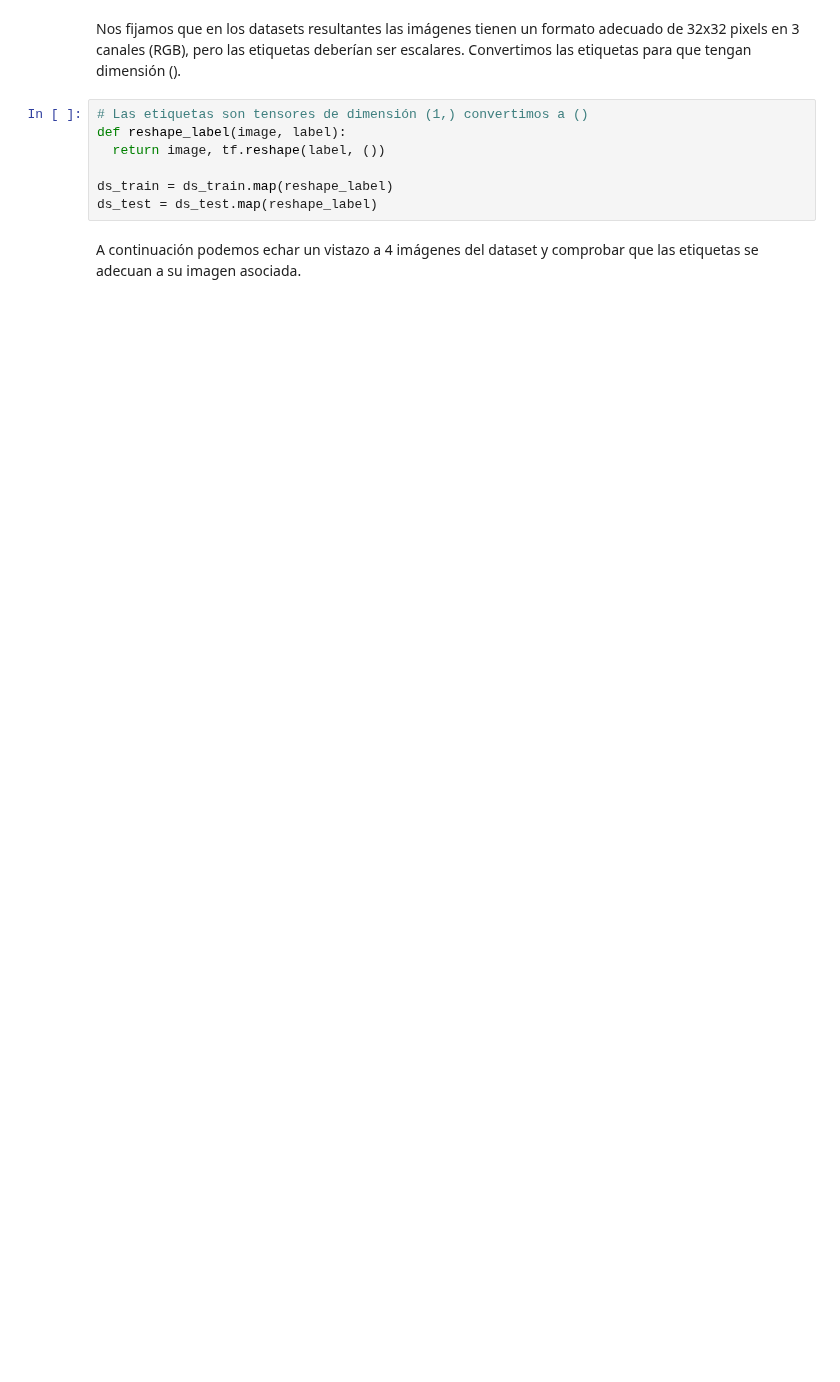
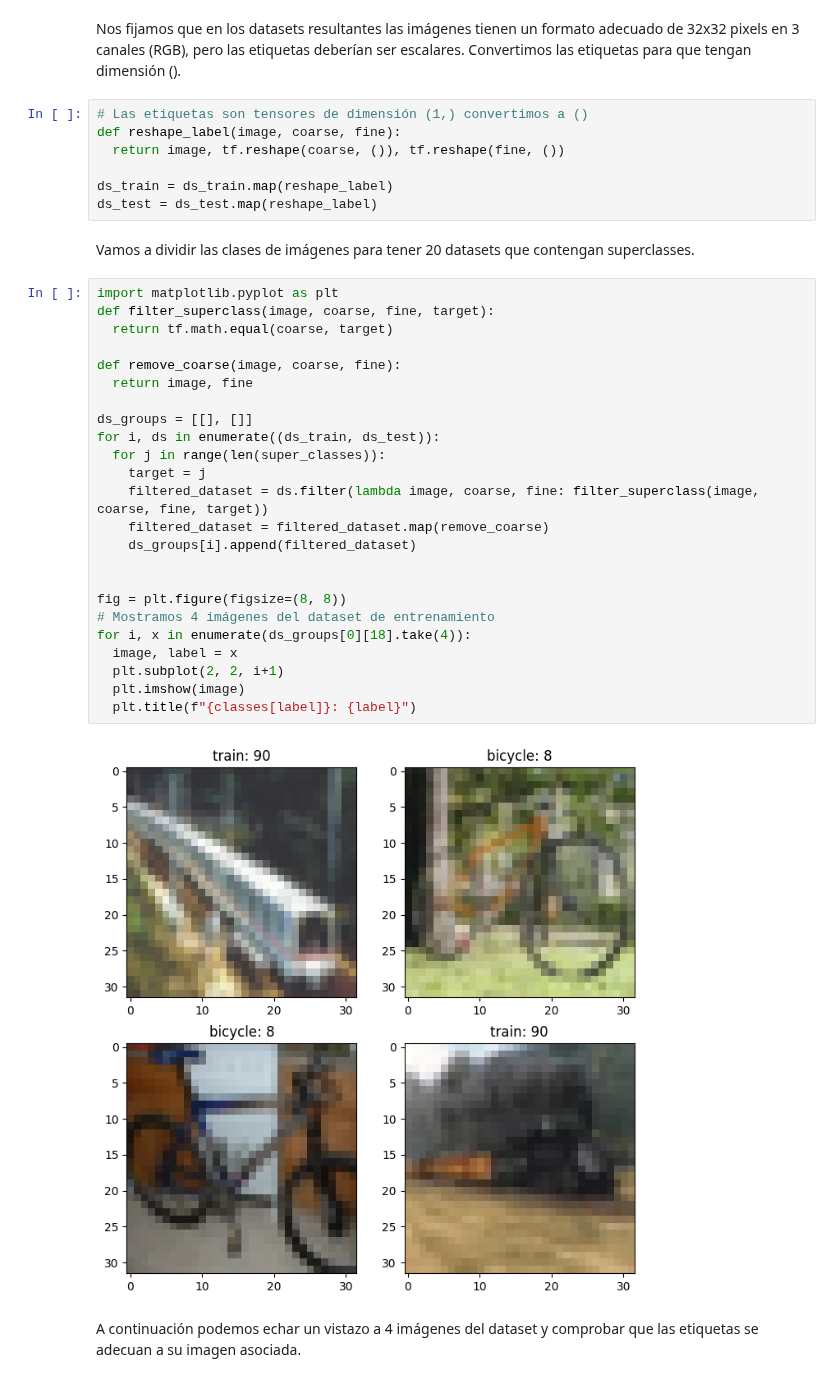
Before and after one commit to Alf-caput/AA_PRACTICA3_4, a Jupyter notebook: super_prueba.ipynb, the cells around one changed output. Saved outputs shown, nothing was run; the diff lists cells and outputs as text; blank space fills up the shorter version.

```diff
--- a/super_prueba.ipynb
+++ b/super_prueba.ipynb
@@ -45,11 +63,39 @@ Test elements type: <dtype: 'uint8'>, <dtype: 'int64'>
 Nos fijamos que en los datasets resultantes las imágenes tienen un formato adecuado de 32x32 pixels en 3 canales (RGB), pero las etiquetas deberían ser escalares. Convertimos las etiquetas para que tengan dimensión ().
 # %%
 # Las etiquetas son tensores de dimensión (1,) convertimos a ()
-def reshape_label(image, label):
-  return image, tf.reshape(label, ())
+def reshape_label(image, coarse, fine):
+  return image, tf.reshape(coarse, ()), tf.reshape(fine, ())
 
 ds_train = ds_train.map(reshape_label)
 ds_test = ds_test.map(reshape_label)
+# %% [markdown]
+Vamos a dividir las clases de imágenes para tener 20 datasets que contengan superclasses.
+# %%
+import matplotlib.pyplot as plt
+def filter_superclass(image, coarse, fine, target):
+  return tf.math.equal(coarse, target)
+
+def remove_coarse(image, coarse, fine):
+  return image, fine
+
+ds_groups = [[], []]
+for i, ds in enumerate((ds_train, ds_test)):
+  for j in range(len(super_classes)):
+    target = j
+    filtered_dataset = ds.filter(lambda image, coarse, fine: filter_superclass(image, coarse, fine, target))
+    filtered_dataset = filtered_dataset.map(remove_coarse)
+    ds_groups[i].append(filtered_dataset)
+
+
+fig = plt.figure(figsize=(8, 8))
+# Mostramos 4 imágenes del dataset de entrenamiento
+for i, x in enumerate(ds_groups[0][18].take(4)):
+  image, label = x
+  plt.subplot(2, 2, i+1)
+  plt.imshow(image)
+  plt.title(f"{classes[label]}: {label}")
+# %% [output]
+[figure, added]
 # %% [markdown]
 A continuación podemos echar un vistazo a 4 imágenes del dataset y comprobar que las etiquetas se adecuan a su imagen asociada.
 # %%
```
Also changed, not shown: parts of 10 cells of this notebook.
